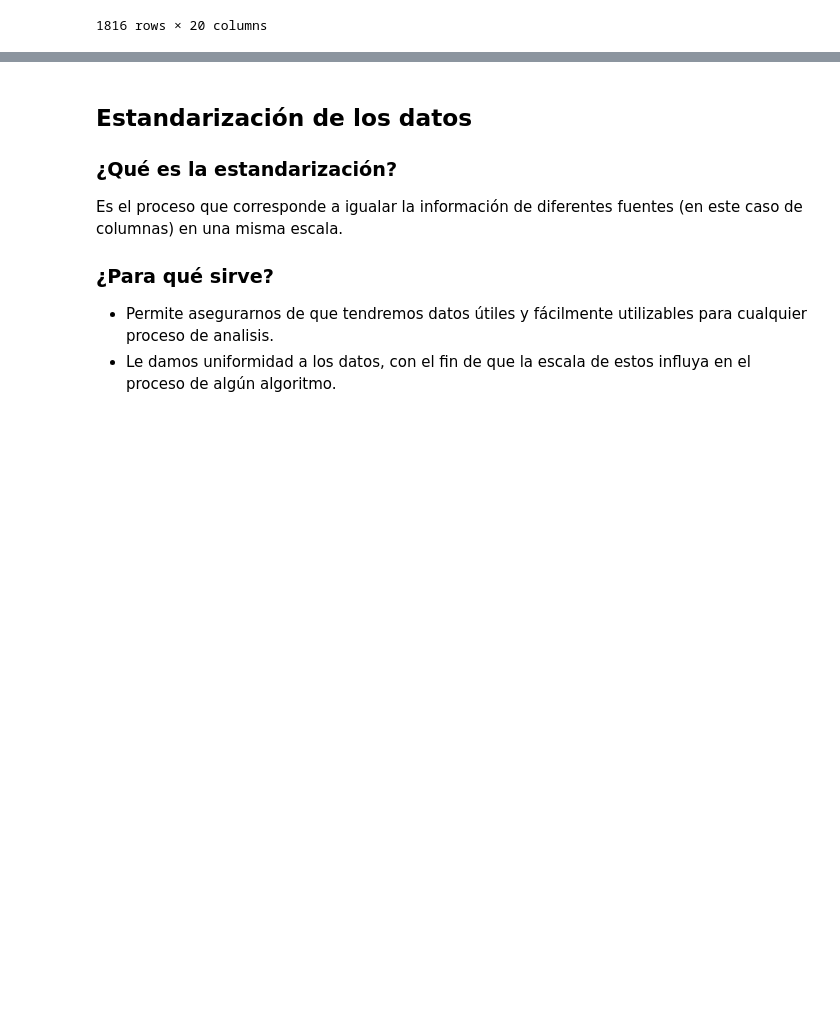
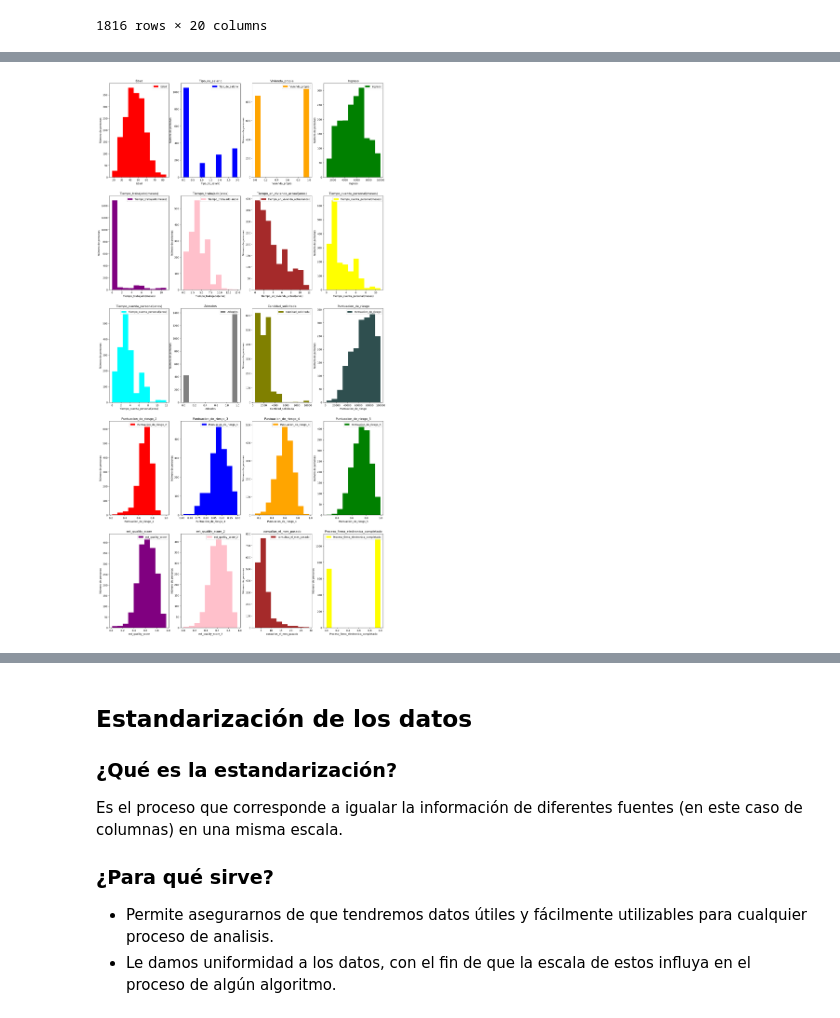
Before and after one commit to ismaelacosta/Proyecto_AID, a Jupyter notebook: examen.ipynb, the cells around one changed output, grey strips where cells are left out. Cells and saved outputs as stored; diff of their text form; code cells hidden in the pictures; blank space fills up the shorter version.

```diff
--- a/examen.ipynb
+++ b/examen.ipynb
@@ -62,3 +62,19 @@ def convertir_etiquetas_binarias(data):
         arreglo_etiquetado.append("No")
     else:
         arreglo_etiquetado.append("Si")
+
+def histogramas(dataframe):
+    numero_color = 0
+    fig, axes = plt.subplots(nrows=5, ncols=4, figsize=(20,40))
+
+    for i, ax in enumerate(axes.flat, start=0):
+        ax.hist(x=dataframe.iloc[:,i].values, histtype="stepfilled", color=colores[numero_color], label= df.iloc[:,i].name, align="mid" )
+        ax.set_title(dataframe.iloc[:,i].name)
+        ax.set_xlabel(dataframe.iloc[:,i].name)
+        ax.set_ylabel('Número de personas')
+        ax.legend()
+        numero_color +=1
+        if numero_color == len(colores):
+            numero_color = 0
+
+    plt.show()
@@ -988,0 +1149,5 @@ Y los eliminamos de los datos actuales
+# %%
+#lista_columnas = ['Proceso_firma_electronica_completado']
+histogramas(df_outliers)
+# %% [output]
+[figure, added]
```
Also changed, not shown: parts of 63 cells of this notebook.
